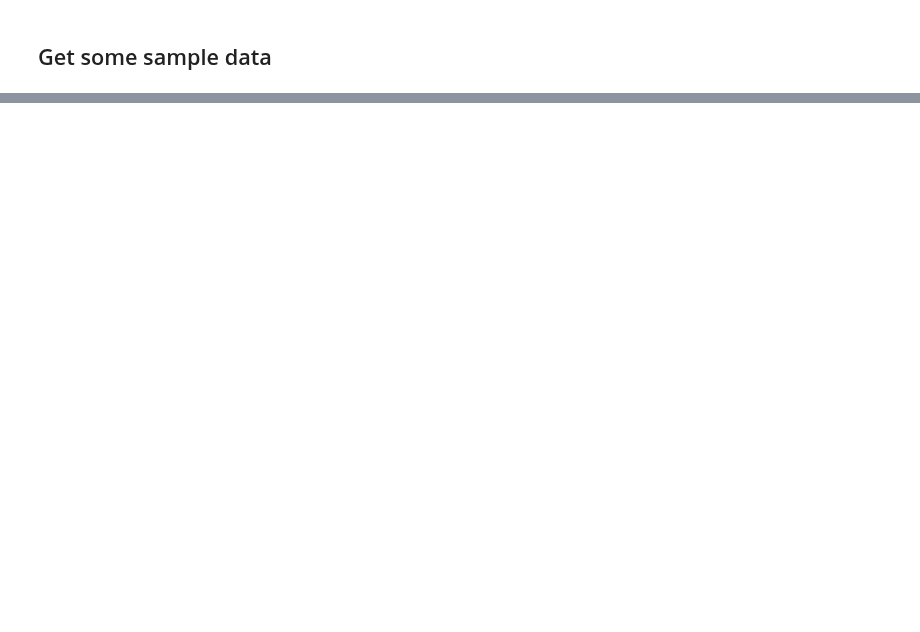
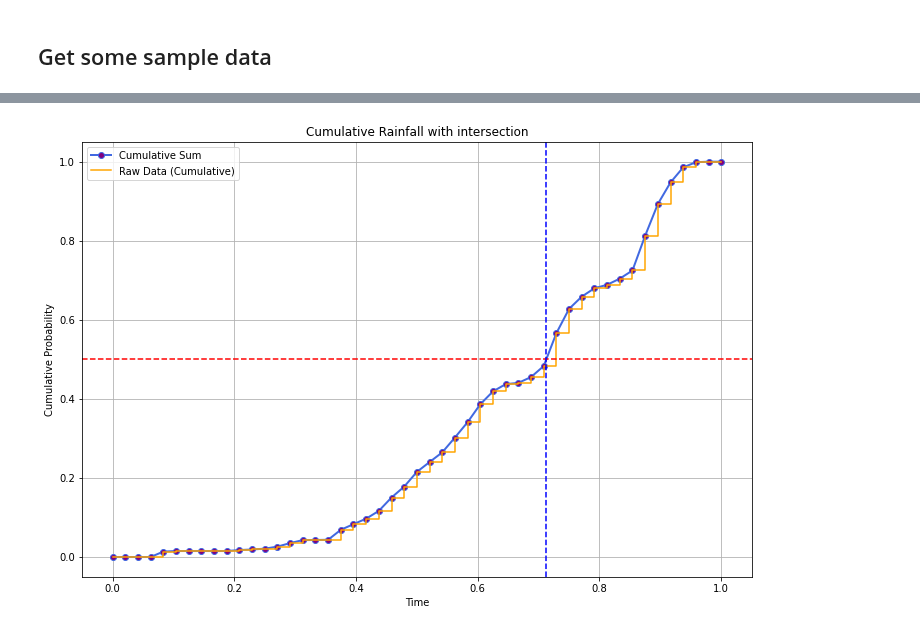
Before and after one commit to masher92/UKCP18, a Jupyter notebook: FindIndependentRainfallEvents/FindingEvents/Finding_AMAX_Events/Testing.ipynb, the cells around one changed output, grey strips where cells are left out. Drawn from its saved outputs; the diff is of its cells as text; code cells hidden in the pictures; blank space fills up the shorter version.

```diff
--- a/FindIndependentRainfallEvents/FindingEvents/Finding_AMAX_Events/Testing.ipynb
+++ b/FindIndependentRainfallEvents/FindingEvents/Finding_AMAX_Events/Testing.ipynb
@@ -287,6 +419,6 @@ plt.show()
 # %%
-n = 5
-sample = [1, 4, 2, 6, 5, 5, 3, 3, 5, 7]
+sample = sample_long['precipitation (mm)']
+n = len(sample)
 cumulative_rainfall, cumulative_rainfall_times = create_cumulative_event(sample)
 dimensionless_cumulative_rainfall, dimensionless_times =  create_dimensionless_event(cumulative_rainfall, cumulative_rainfall_times)
 interpolated_n_cumulative_rainfall, interpolated_n_times = interpolate_rainfall(dimensionless_cumulative_rainfall,n)
@@ -363,0 +506,49 @@ axs[3].grid(True)
+# %%
+fig, ax=plt.subplots(figsize=(12,8))
+
+# 3. Interpolated Cumulative Values
+# 3. Interpolated Cumulative Values
+ax.plot(interpolated_n_times, interpolated_n_cumulative_rainfall,
+            label='Cumulative Sum', linewidth=2, marker='o', color='royalblue', markerfacecolor='purple')
+
+# Add step plot for the raw cumulative rainfall
+ax.step(interpolated_n_times, dimensionless_cumulative_rainfall,
+            label='Raw Data (Cumulative)', where='post', color='orange', linestyle='-')
+
+ax.set_title('Cumulative Rainfall with intersection')
+ax.set_xlabel('Time')
+ax.set_ylabel('Cumulative Probability')
+ax.legend()
+ax.grid(True)
+
+# Plot horizontal line for the corresponding sample value
+ax.axhline(y=percentile, color='red', linestyle='--', label=f'{percentile}th Percentile')
+
+# Plot horizontal line for the corresponding sample value at the 0.5 percentile
+# axs[2].axhline(y=percentile_value, color='red', linestyle='--', label=f'{percentile*100:.1f}th Percentile')
+
+# Find the indices where the cumulative rainfall crosses the percentile_value
+indices_below = np.where(interpolated_n_cumulative_rainfall < percentile)[0]
+indices_above = np.where(interpolated_n_cumulative_rainfall >= percentile)[0]
+
+# Ensure there are indices both below and above the percentile value
+if len(indices_below) > 0 and len(indices_above) > 0:
+    index_below = indices_below[-1]  # Last index below the percentile value
+    index_above = indices_above[0]    # First index above the percentile value
+
+    # Perform linear interpolation to find the exact intersection point
+    x_below = interpolated_n_times[index_below]
+    y_below = interpolated_n_cumulative_rainfall[index_below]
+
+    x_above = interpolated_n_times[index_above]
+    y_above = interpolated_n_cumulative_rainfall[index_above]
+
+    # Calculate the slope
+    slope = (y_above - y_below) / (x_above - x_below)
+    # Use the formula to find the exact x value where the y value equals percentile_value
+    time_for_percentile = x_below + (percentile - y_below) / slope
+
+    # Plot vertical line at the intersection
+    ax.axvline(x=time_for_percentile, color='blue', linestyle='--')
+# %% [output]
+[figure, added]
```
Also changed, not shown: parts of 17 cells of this notebook.
